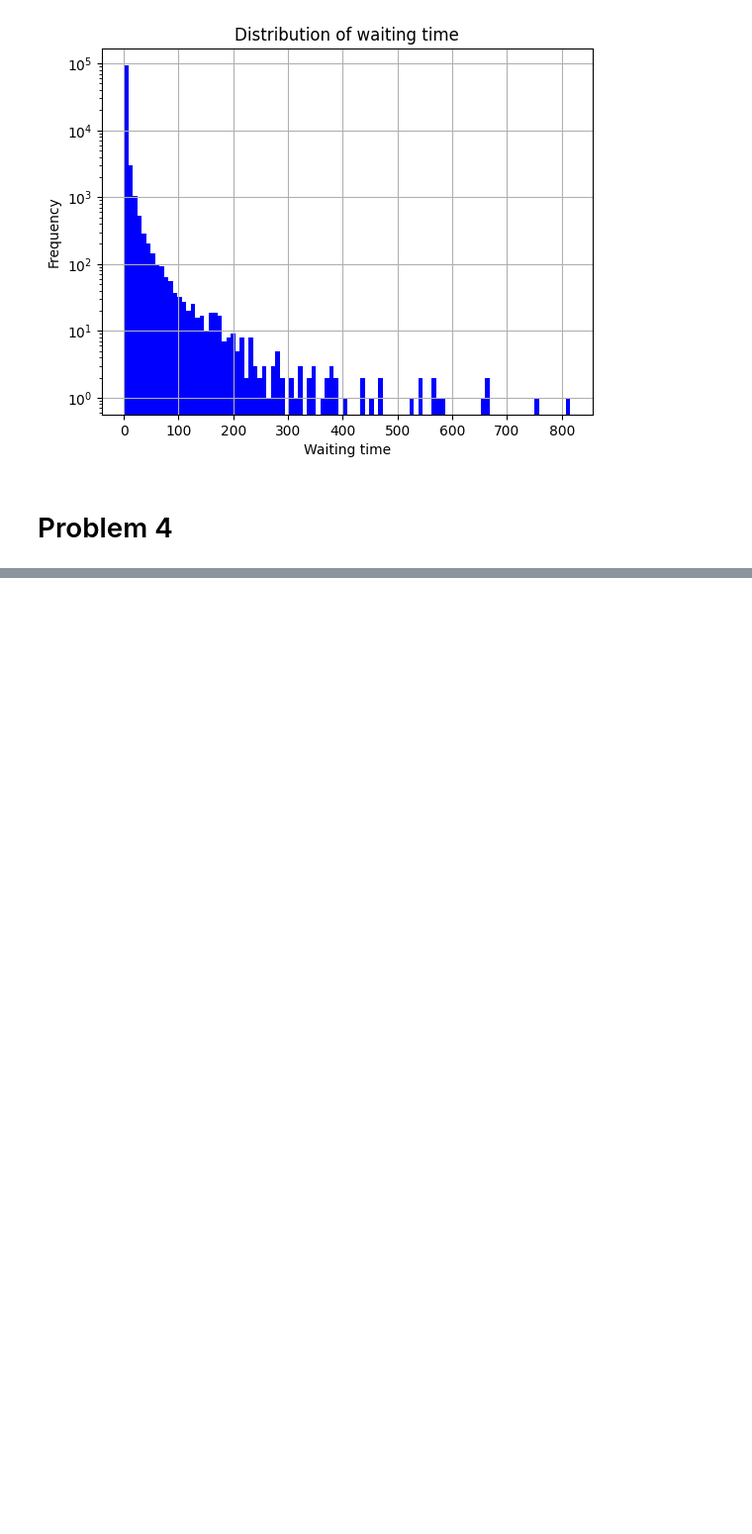
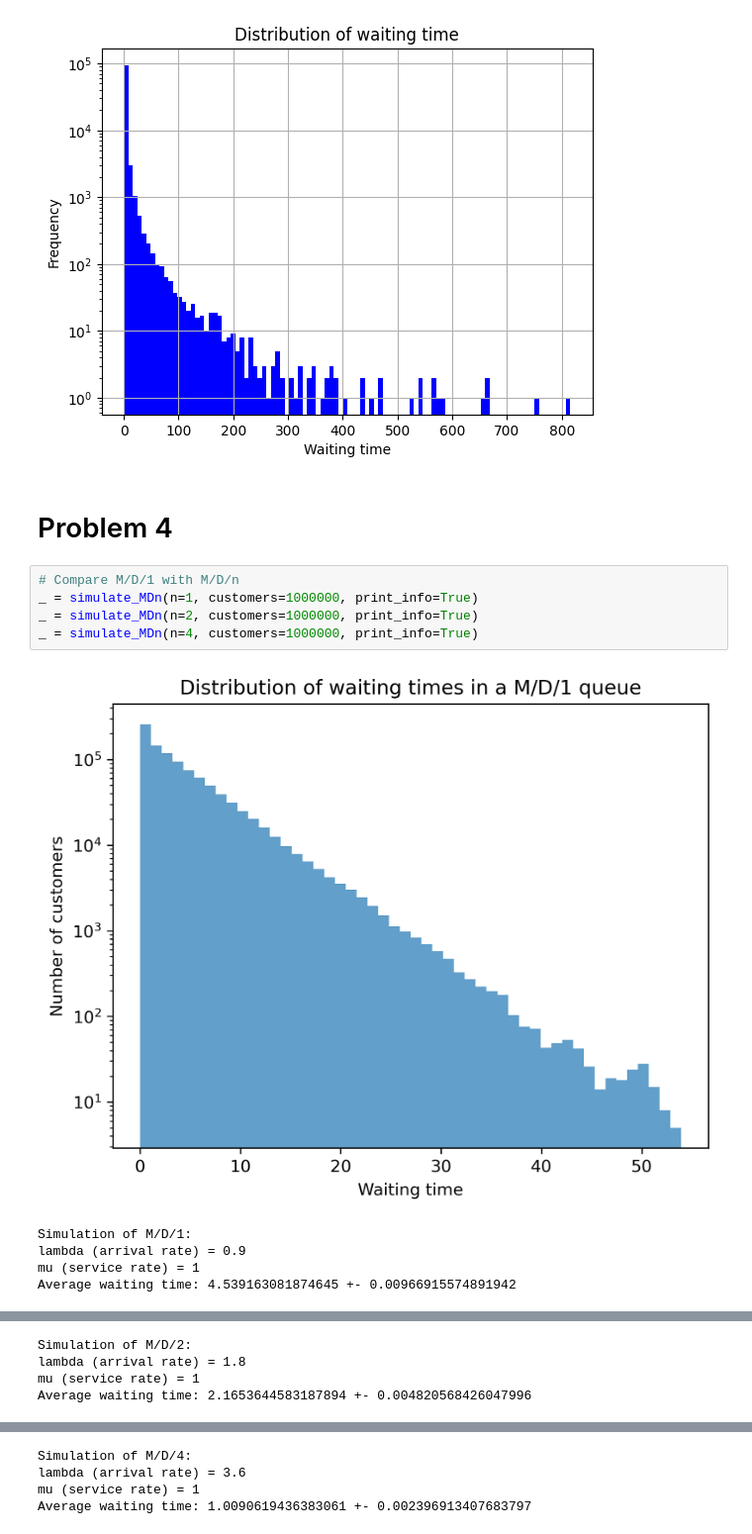
Before and after one commit to Asewlal01/WaitTimeExplorer, a Jupyter notebook: main.ipynb, the cells around one changed output, grey strips where cells are left out. Shown at 99% size. Drawn from its saved outputs; the diff is of its cells as text; blank space fills up the shorter version.

```diff
--- a/main.ipynb
+++ b/main.ipynb
@@ -41,3 +43,14 @@ Average waiting time: 3.1297861387901853 +- 0.08566493074170609
 [figure]
 # %% [markdown]
 # Problem 4
+# %%
+# Compare M/D/1 with M/D/n
+_ = simulate_MDn(n=1, customers=1000000, print_info=True)
+_ = simulate_MDn(n=2, customers=1000000, print_info=True)
+_ = simulate_MDn(n=4, customers=1000000, print_info=True)
+# %% [output]
+[figure, added]
+Simulation of M/D/1:
+lambda (arrival rate) = 0.9
+mu (service rate) = 1
+Average waiting time: 4.539163081874645 +- 0.00966915574891942
@@ -43,0 +58,4 @@ Average waiting time: 3.1297861387901853 +- 0.08566493074170609
+Simulation of M/D/2:
+lambda (arrival rate) = 1.8
+mu (service rate) = 1
+Average waiting time: 2.1653644583187894 +- 0.004820568426047996
@@ -43,0 +63,4 @@ Average waiting time: 3.1297861387901853 +- 0.08566493074170609
+Simulation of M/D/4:
+lambda (arrival rate) = 3.6
+mu (service rate) = 1
+Average waiting time: 1.0090619436383061 +- 0.002396913407683797
```
Also changed, not shown: parts of 5 cells of this notebook, 1 other file.
